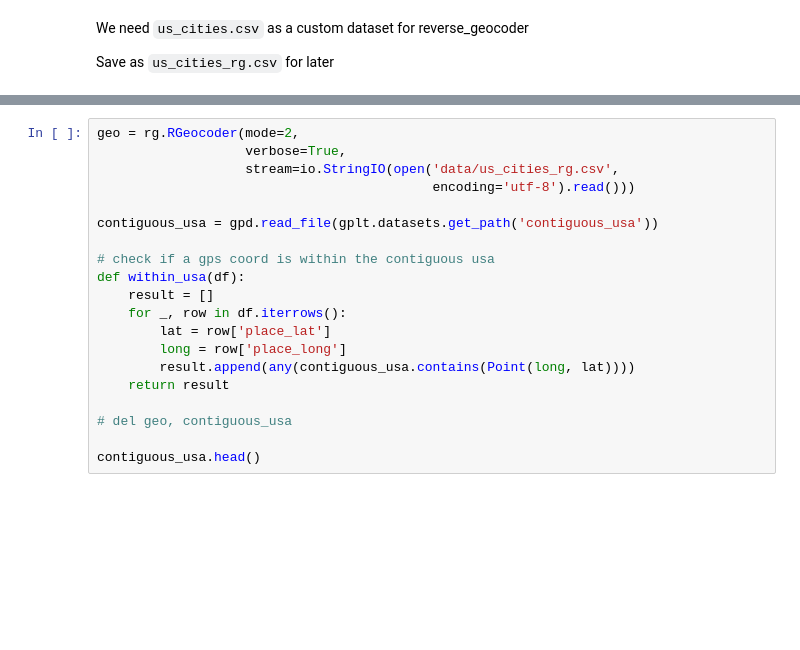
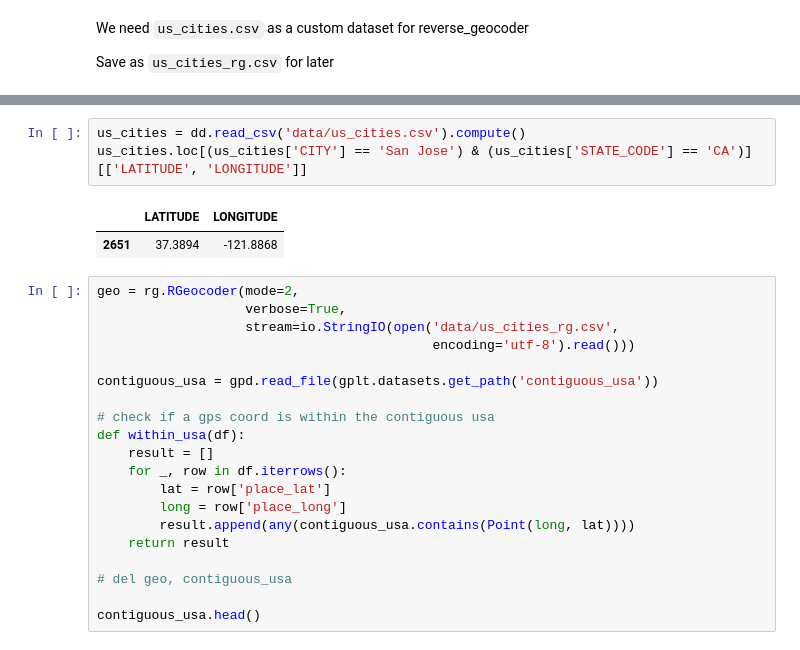
Before and after one commit to Huang-W/google-local-reviews, a Jupyter notebook: joined_eda.ipynb, the cells around one changed output, grey strips where cells are left out. Saved outputs shown, nothing was run; the diff lists cells and outputs as text; blank space fills up the shorter version.

```diff
--- a/joined_eda.ipynb
+++ b/joined_eda.ipynb
@@ -326,3 +329,9 @@ Wall time: 483 ms
+# %%
+us_cities = dd.read_csv('data/us_cities.csv').compute()
+us_cities.loc[(us_cities['CITY'] == 'San Jose') & (us_cities['STATE_CODE'] == 'CA')][['LATITUDE', 'LONGITUDE']]
+# %% [output]
+|  | LATITUDE | LONGITUDE |
+| 2651 | 37.3894 | -121.8868 |
 # %%
 geo = rg.RGeocoder(mode=2,
                    verbose=True,
```
Also changed, not shown: parts of 33 cells of this notebook, 2 other files.
